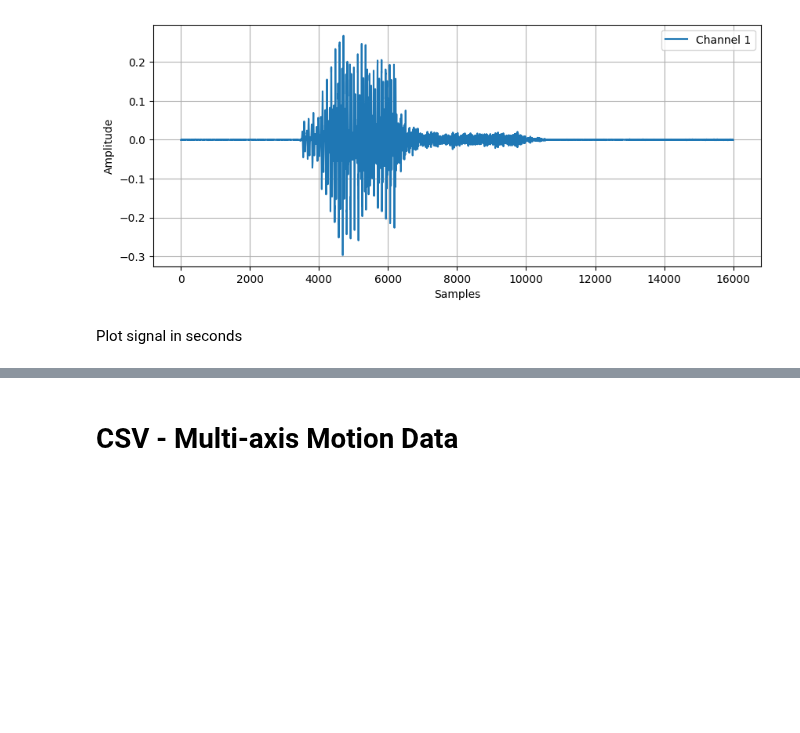
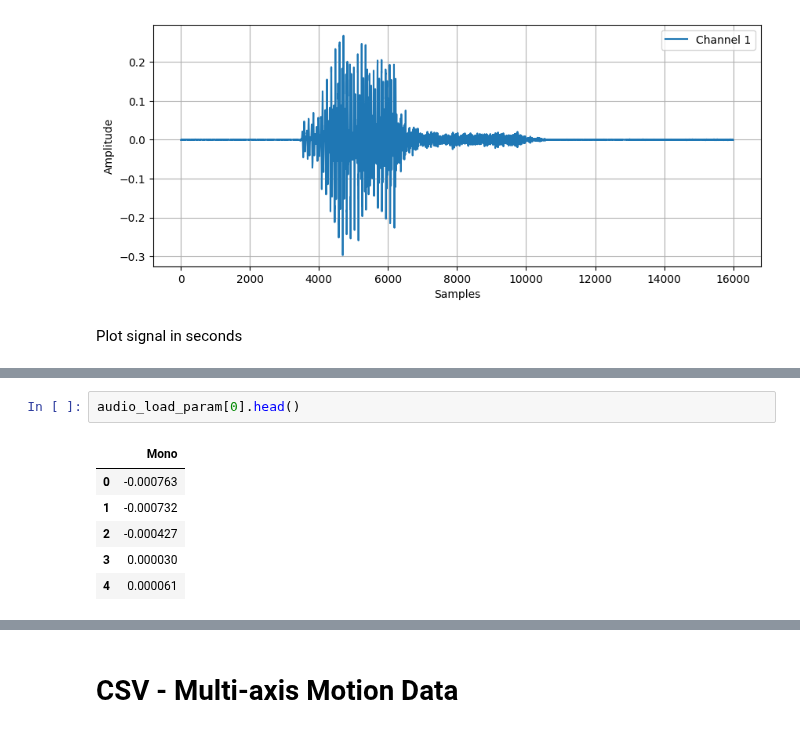
Before and after one commit to AIoT-Group-UoP/crossai-ts, a Jupyter notebook: examples/load_data.ipynb, the cells around one changed output, grey strips where cells are left out. Cells and saved outputs as stored; diff of their text form; blank space fills up the shorter version.

```diff
--- a/examples/load_data.ipynb
+++ b/examples/load_data.ipynb
@@ -88,0 +121,9 @@ plot_signal(sig=audio_load[0].values, sr=audio_params["framerate"], mode="time",
+# %%
+audio_load_param[0].head()
+# %% [output]
+|  | Mono |
+| 0 | -0.000763 |
+| 1 | -0.000732 |
+| 2 | -0.000427 |
+| 3 | 0.000030 |
+| 4 | 0.000061 |
```
Also changed, not shown: parts of 12 cells of this notebook, 2 other files.
